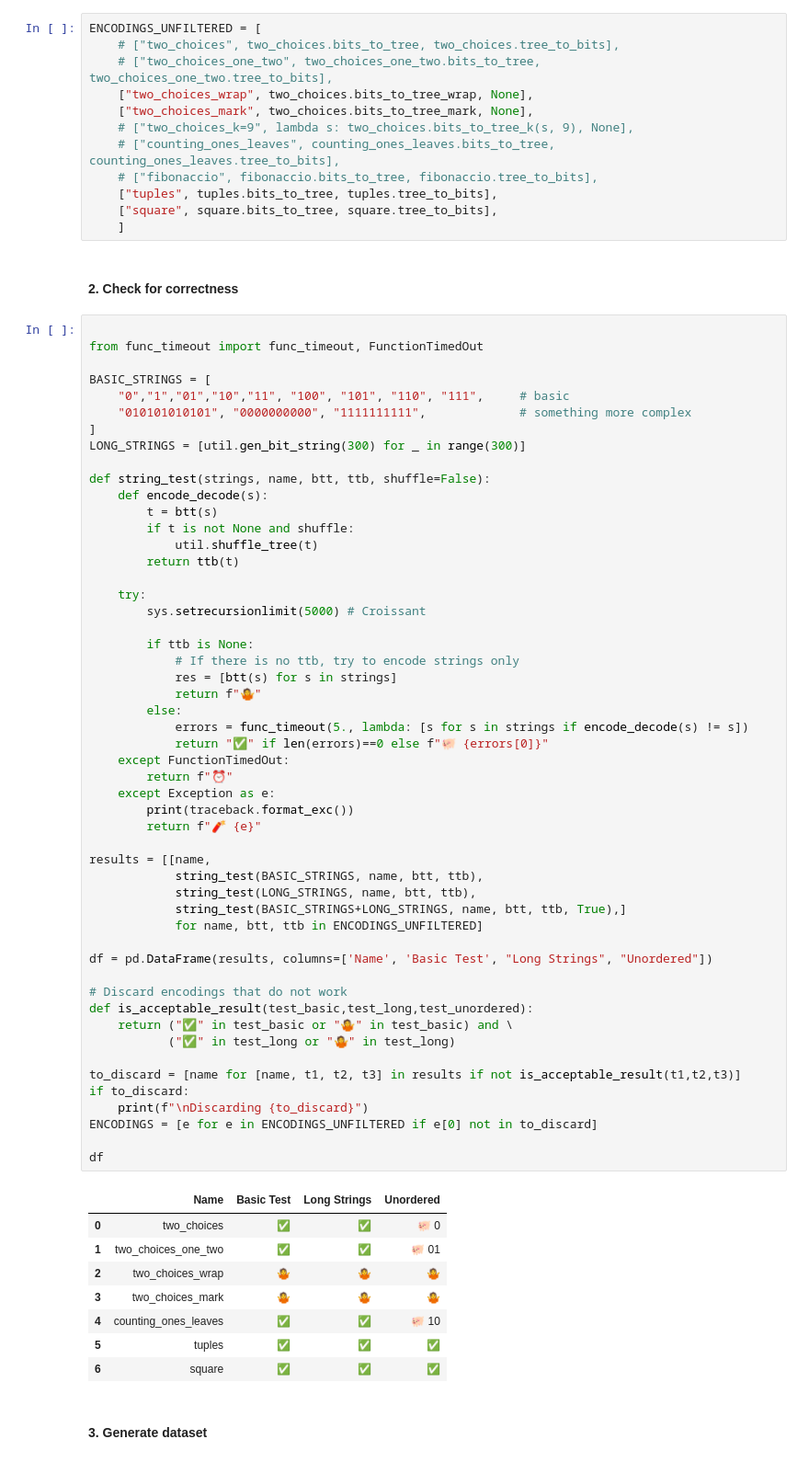
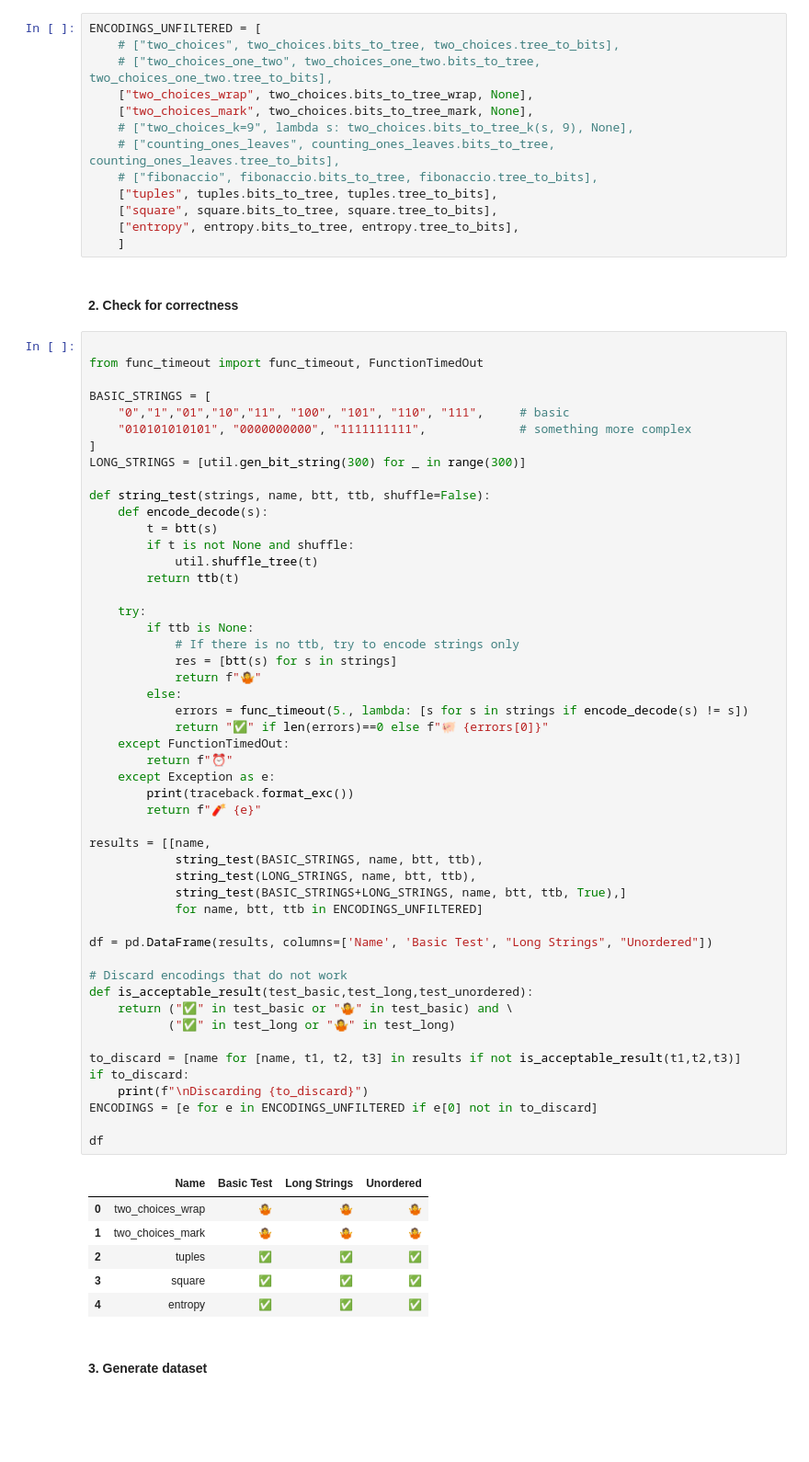
Before and after one commit to marcomaida/claycode, a Jupyter notebook: experiments/bit_to_tree/encoding_comparison.ipynb, the cells around one changed output. Shown at 92% size. Cells and saved outputs as stored; diff of their text form; blank space fills up the shorter version.

Commit message:
entropy

```diff
--- a/experiments/bit_to_tree/encoding_comparison.ipynb
+++ b/experiments/bit_to_tree/encoding_comparison.ipynb
@@ -30,6 +30,7 @@ ENCODINGS_UNFILTERED = [
     # ["fibonaccio", fibonaccio.bits_to_tree, fibonaccio.tree_to_bits],
     ["tuples", tuples.bits_to_tree, tuples.tree_to_bits],
     ["square", square.bits_to_tree, square.tree_to_bits],
+    ["entropy", entropy.bits_to_tree, entropy.tree_to_bits],
     ]
 # %% [markdown]
 #### 2. Check for correctness
@@ -51,8 +52,6 @@ def string_test(strings, name, btt, ttb, shuffle=False):
         return ttb(t)
 
     try:
-        sys.setrecursionlimit(5000) # Croissant
-
         if ttb is None:
             # If there is no ttb, try to encode strings only
             res = [btt(s) for s in strings]
@@ -60,40 +59,38 @@ def string_test(strings, name, btt, ttb, shuffle=False):
         else:
             errors = func_timeout(5., lambda: [s for s in strings if encode_decode(s) != s])
             return "✅" if len(errors)==0 else f"🐖️️️️️️ {errors[0]}"
     except FunctionTimedOut:
         return f"⏰"
     except Exception as e:
         print(traceback.format_exc())
         return f"🧨️️️️️️ {e}"
 
 results = [[name,
             string_test(BASIC_STRINGS, name, btt, ttb),
             string_test(LONG_STRINGS, name, btt, ttb),
             string_test(BASIC_STRINGS+LONG_STRINGS, name, btt, ttb, True),]
             for name, btt, ttb in ENCODINGS_UNFILTERED]
 
 df = pd.DataFrame(results, columns=['Name', 'Basic Test', "Long Strings", "Unordered"])
 
 # Discard encodings that do not work
 def is_acceptable_result(test_basic,test_long,test_unordered):
     return ("✅" in test_basic or "🤷️️️️️" in test_basic) and \
            ("✅" in test_long or "🤷️️️️️" in test_long)
 
 to_discard = [name for [name, t1, t2, t3] in results if not is_acceptable_result(t1,t2,t3)]
 if to_discard:
     print(f"\nDiscarding {to_discard}")
 ENCODINGS = [e for e in ENCODINGS_UNFILTERED if e[0] not in to_discard]
 
 df
 # %% [output]
 |  | Name | Basic Test | Long Strings | Unordered |
-| 0 | two_choices | ✅ | ✅ | 🐖️️️️️️ 0 |
-| 1 | two_choices_one_two | ✅ | ✅ | 🐖️️️️️️ 01 |
-| 2 | two_choices_wrap | 🤷️️️️️️ | 🤷️️️️️️ | 🤷️️️️️️ |
-| 3 | two_choices_mark | 🤷️️️️️️ | 🤷️️️️️️ | 🤷️️️️️️ |
-| 4 | counting_ones_leaves | ✅ | ✅ | 🐖️️️️️️ 10 |
-| 5 | tuples | ✅ | ✅ | ✅ |
-| 6 | square | ✅ | ✅ | ✅ |
+| 0 | two_choices_wrap | 🤷️️️️️️ | 🤷️️️️️️ | 🤷️️️️️️ |
+| 1 | two_choices_mark | 🤷️️️️️️ | 🤷️️️️️️ | 🤷️️️️️️ |
+| 2 | tuples | ✅ | ✅ | ✅ |
+| 3 | square | ✅ | ✅ | ✅ |
+| 4 | entropy | ✅ | ✅ | ✅ |
 # %% [markdown]
 #### 3. Generate dataset
 # %%
```
Also changed, not shown: parts of 2 cells of this notebook, 1 other file.
